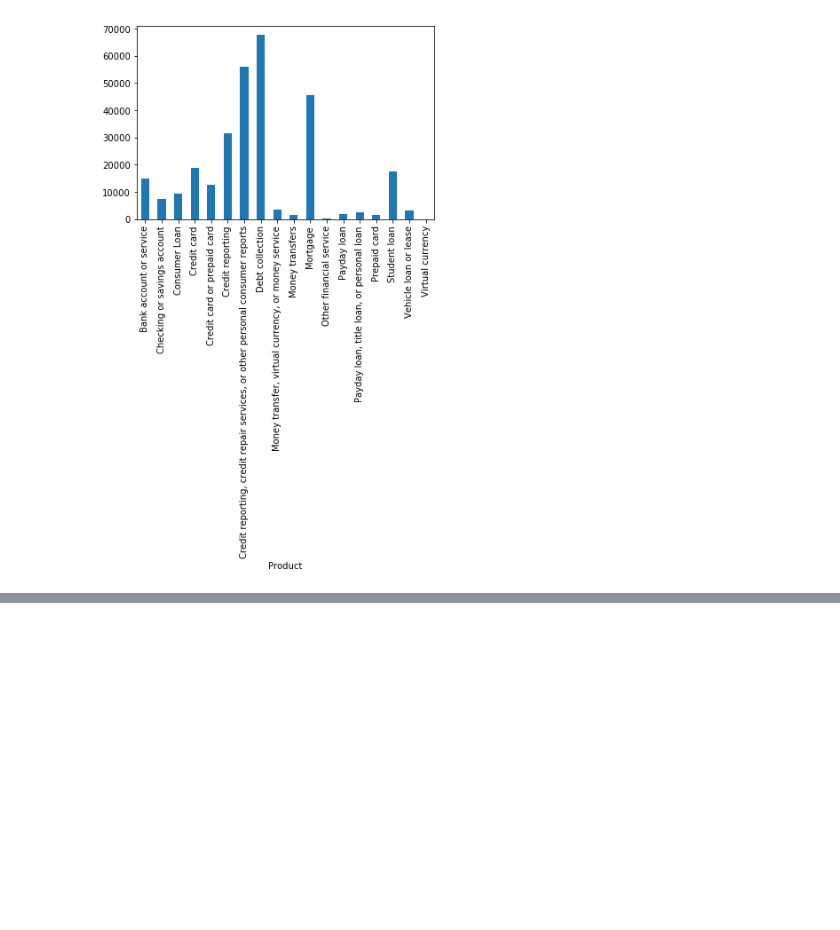
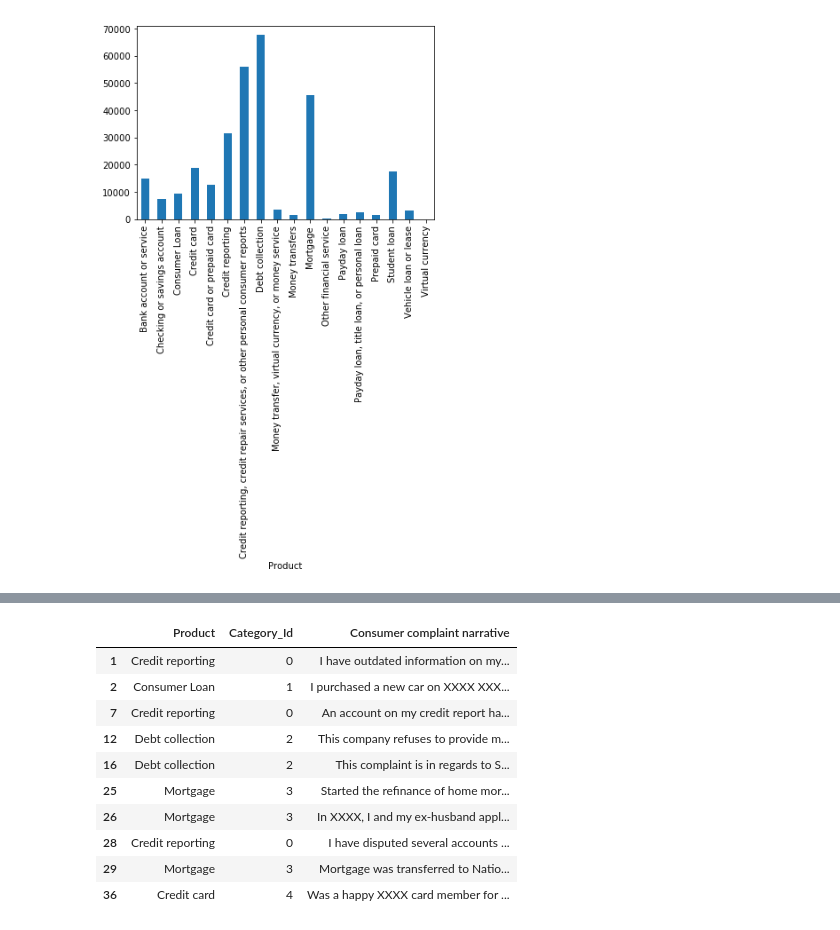
Before and after one commit to GayatriDPrabhu/Complaints-Classification, a Jupyter notebook: Text_Classification.ipynb, the cells around one changed output, grey strips where cells are left out. Drawn from its saved outputs; the diff is of its cells as text; code cells hidden in the pictures; blank space fills up the shorter version.

```diff
--- a/Text_Classification.ipynb
+++ b/Text_Classification.ipynb
@@ -108,0 +142,16 @@ plt.show();
+# %%
+ps = PorterStemmer()
+data_sample = data[0:10]
+data_sample
+# %% [output]
+|  | Product | Category_Id | Consumer complaint narrative |
+| 1 | Credit reporting | 0 | I have outdated information on my... |
+| 2 | Consumer Loan | 1 | I purchased a new car on XXXX XXX... |
+| 7 | Credit reporting | 0 | An account on my credit report ha... |
+| 12 | Debt collection | 2 | This company refuses to provide m... |
+| 16 | Debt collection | 2 | This complaint is in regards to S... |
+| 25 | Mortgage | 3 | Started the refinance of home mor... |
+| 26 | Mortgage | 3 | In XXXX, I and my ex-husband appl... |
+| 28 | Credit reporting | 0 | I have disputed several accounts ... |
+| 29 | Mortgage | 3 | Mortgage was transferred to Natio... |
+| 36 | Credit card | 4 | Was a happy XXXX card member for ... |
```
Also changed, not shown: parts of 8 cells of this notebook.
